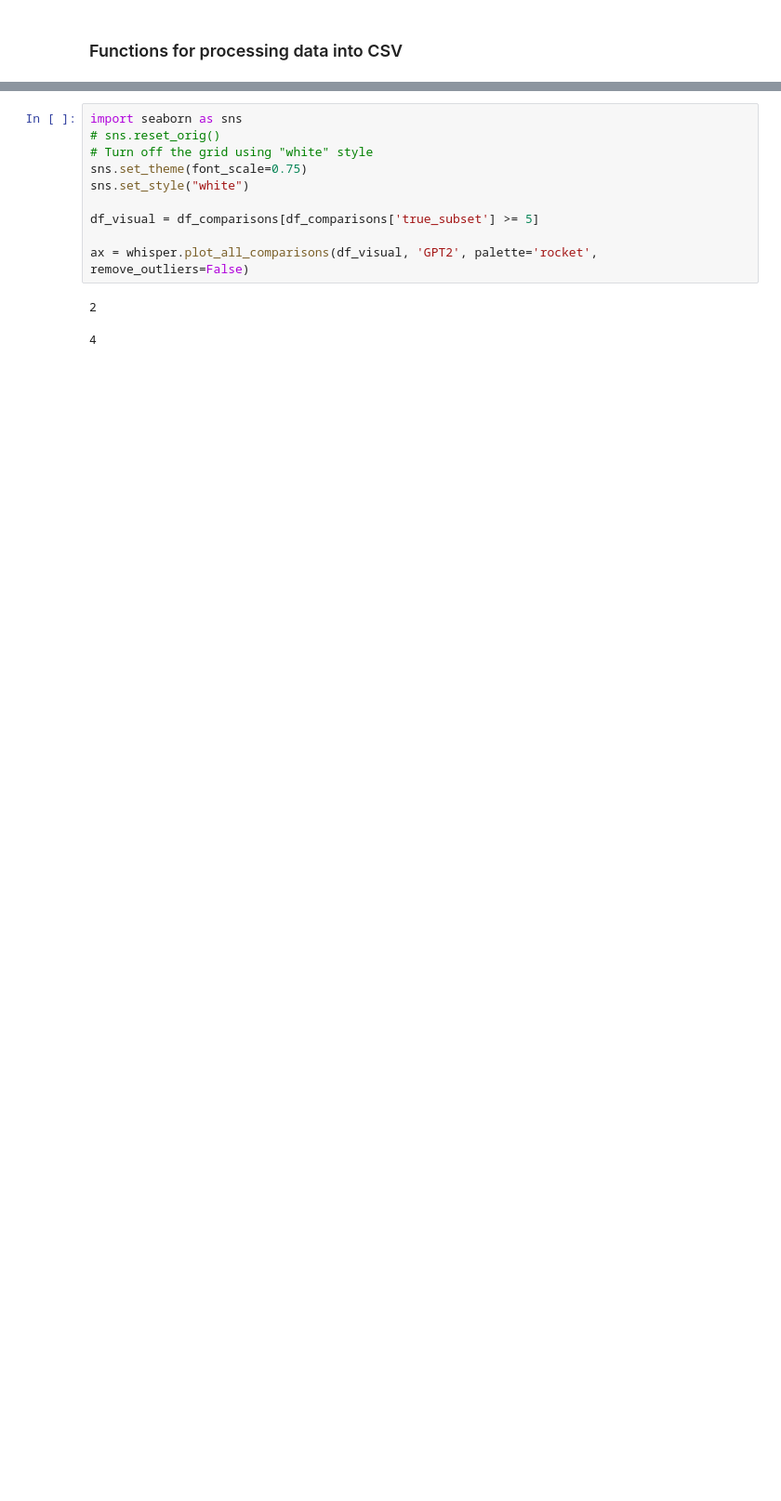
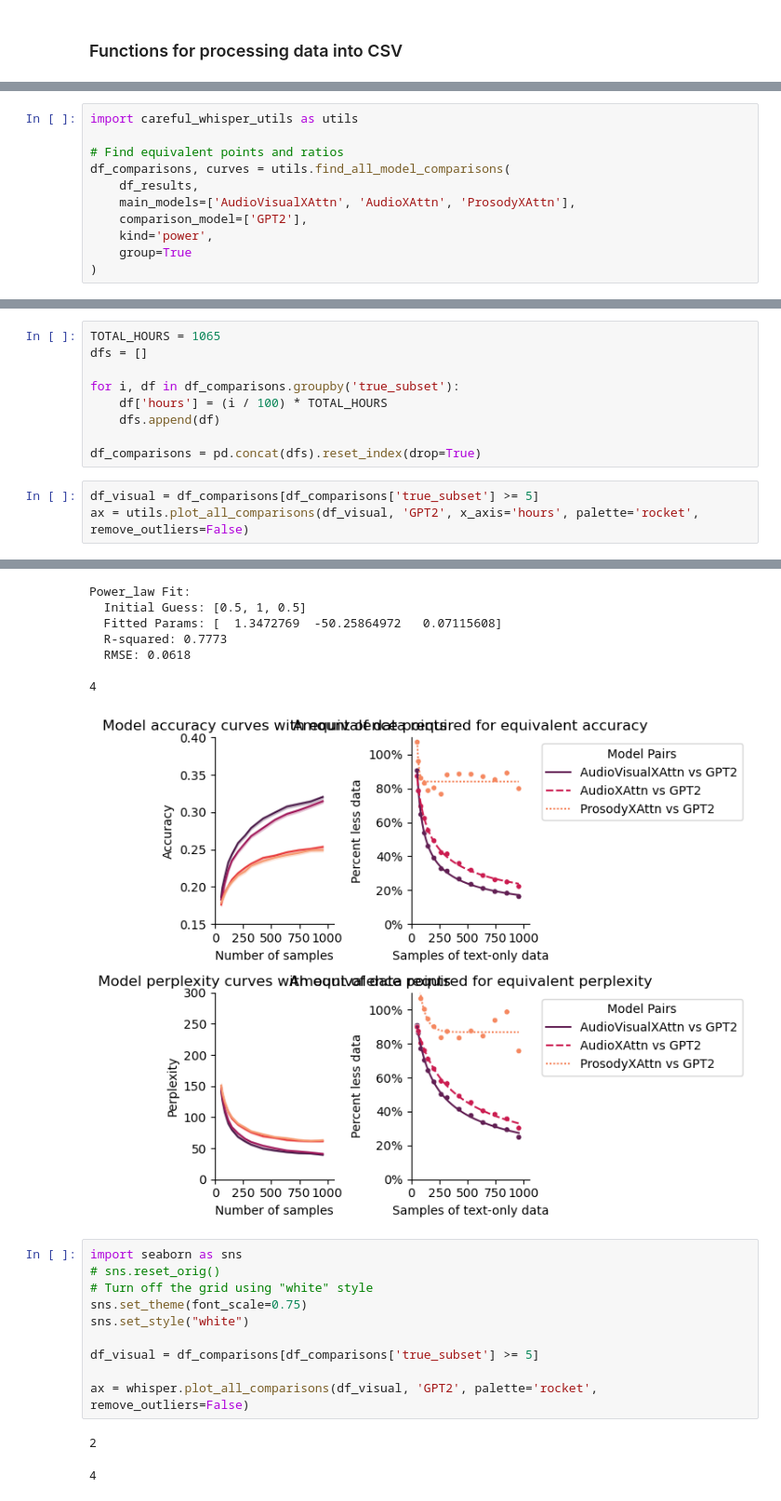
Before and after one commit to thefinnlab/isc_asynchrony_behavioral, a Jupyter notebook: code/notebooks/model06_GetDatasetHours.ipynb, the cells around one changed output, grey strips where cells are left out. Shown at 93% size. Drawn from its saved outputs; the diff is of its cells as text; blank space fills up the shorter version.

```diff
--- a/code/notebooks/model06_GetDatasetHours.ipynb
+++ b/code/notebooks/model06_GetDatasetHours.ipynb
@@ -359,0 +249,11 @@ NameError: name 'torch' is not defined
+# %%
+import careful_whisper_utils as utils
+
+# Find equivalent points and ratios
+df_comparisons, curves = utils.find_all_model_comparisons(
+    df_results,
+    main_models=['AudioVisualXAttn', 'AudioXAttn', 'ProsodyXAttn'],
+    comparison_model=['GPT2'],
+    kind='power',
+    group=True
+)
@@ -359,0 +278,13 @@ NameError: name 'torch' is not defined
+# %%
+TOTAL_HOURS = 1065
+dfs = []
+
+for i, df in df_comparisons.groupby('true_subset'):
+    df['hours'] = (i / 100) * TOTAL_HOURS
+    dfs.append(df)
+
+df_comparisons = pd.concat(dfs).reset_index(drop=True)
+# %%
+df_visual = df_comparisons[df_comparisons['true_subset'] >= 5]
+ax = utils.plot_all_comparisons(df_visual, 'GPT2', x_axis='hours', palette='rocket', remove_outliers=False)
+# %% [output]
@@ -360,3 +332,11 @@ NameError: name 'torch' is not defined
+Power_law Fit:
+  Initial Guess: [0.5, 1, 0.5]
+  Fitted Params: [  1.3472769  -50.25864972   0.07115608]
+  R-squared: 0.7773
+  RMSE: 0.0618
+
+4
+[figure, added]
 # %%
 import seaborn as sns
 # sns.reset_orig()
```
Also changed, not shown: parts of 64 cells of this notebook, 42 other files.
